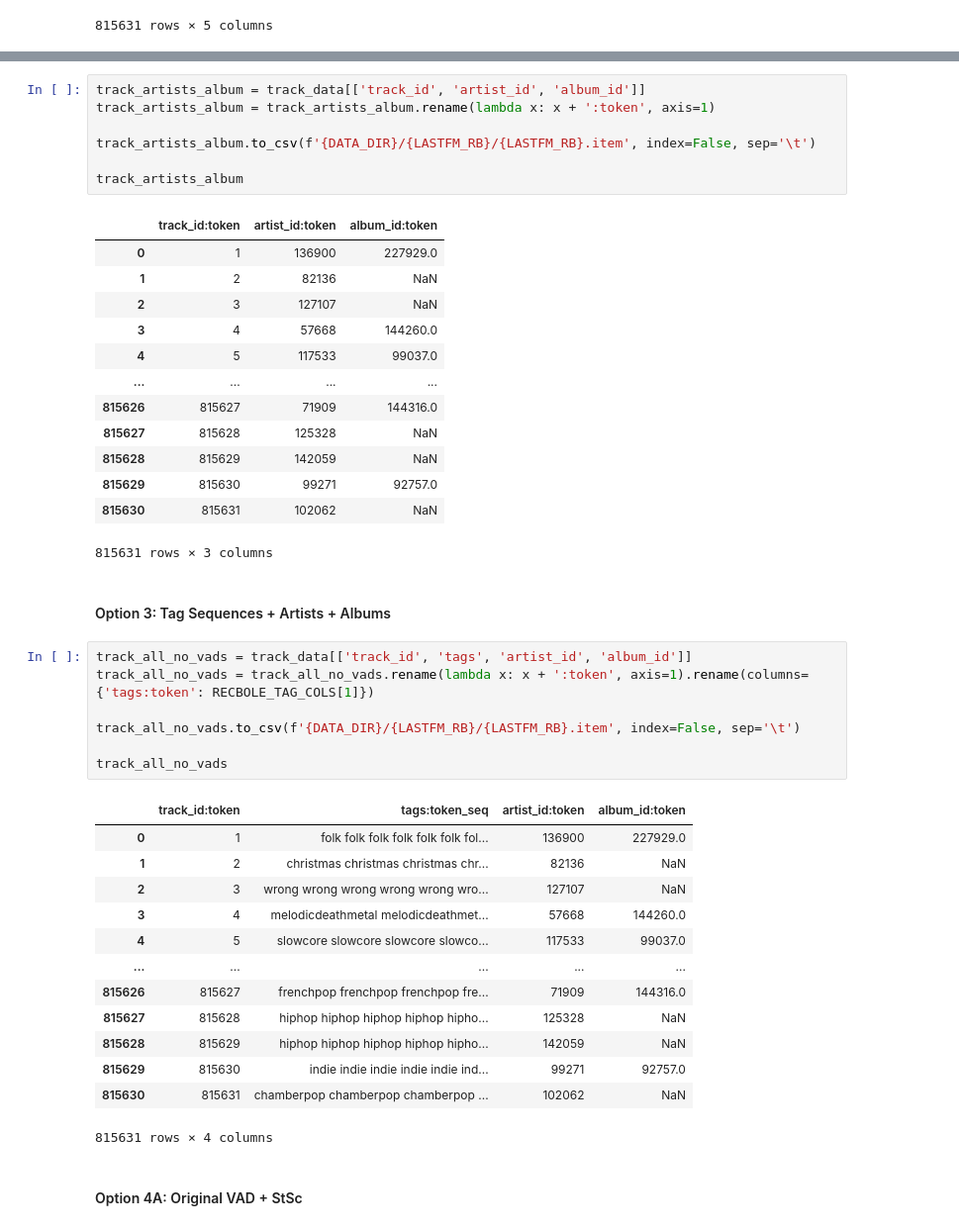
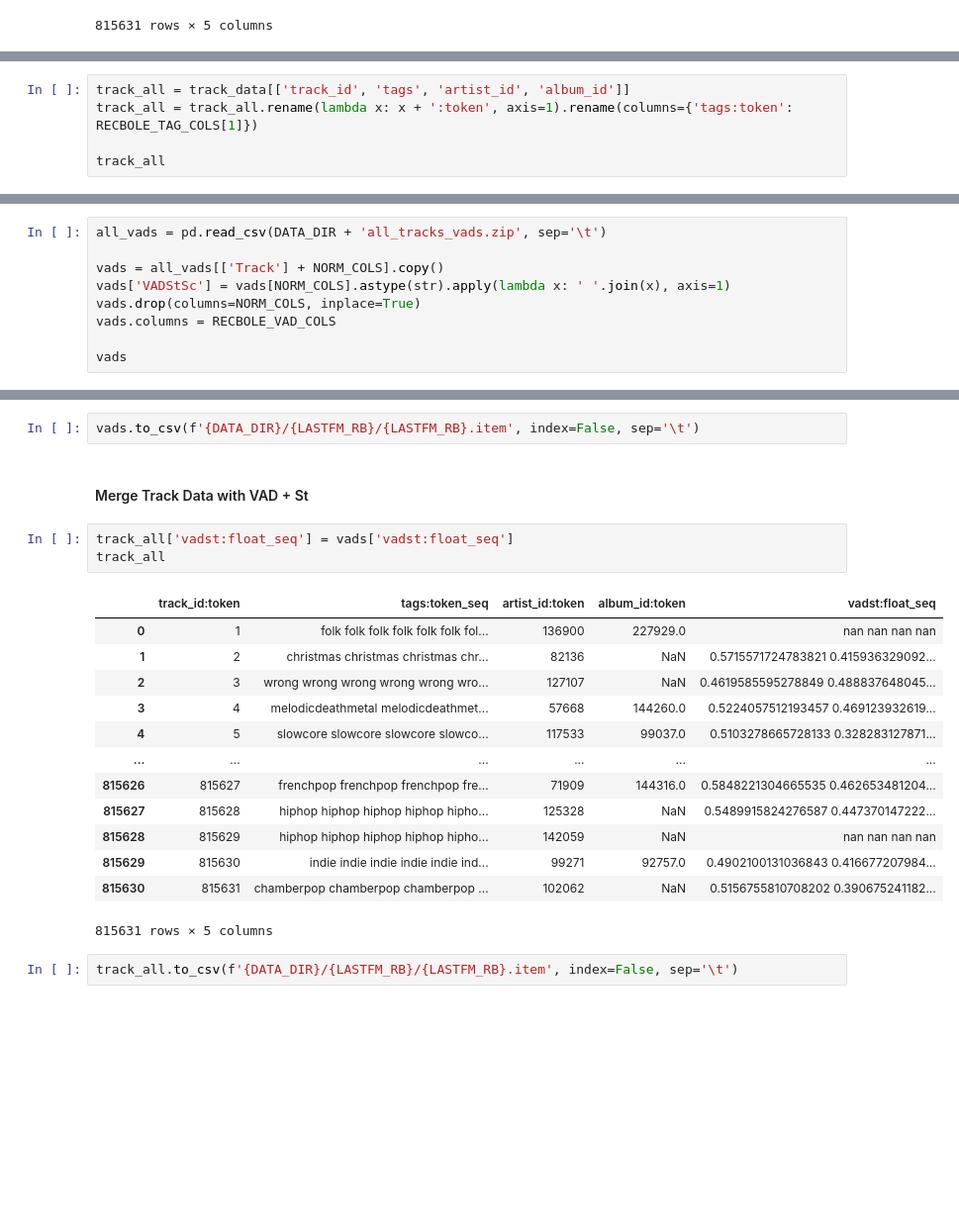
Before and after one commit to Acervans/lastfm_RS, a Jupyter notebook: lastfm_RS/backend/research/recbole_research/recbole_research.ipynb, the cells around one changed output, grey strips where cells are left out. Shown at 99% size. Saved outputs shown, nothing was run; the diff lists cells and outputs as text; blank space fills up the shorter version.

Commit message:
Expand Recbole dataset generation (select cols in config)

```diff
--- a/lastfm_RS/backend/research/recbole_research/recbole_research.ipynb
+++ b/lastfm_RS/backend/research/recbole_research/recbole_research.ipynb
@@ -88,0 +91,5 @@ track_data
+# %%
+track_all = track_data[['track_id', 'tags', 'artist_id', 'album_id']]
+track_all = track_all.rename(lambda x: x + ':token', axis=1).rename(columns={'tags:token': RECBOLE_TAG_COLS[1]})
+
+track_all
@@ -138,0 +143,9 @@ Only albums would not improve because of lack of data and sparsity
+# %%
+all_vads = pd.read_csv(DATA_DIR + 'all_tracks_vads.zip', sep='\t')
+
+vads = all_vads[['Track'] + NORM_COLS].copy()
+vads['VADStSc'] = vads[NORM_COLS].astype(str).apply(lambda x: ' '.join(x), axis=1)
+vads.drop(columns=NORM_COLS, inplace=True)
+vads.columns = RECBOLE_VAD_COLS
+
+vads
@@ -139,46 +166,23 @@ Only albums would not improve because of lack of data and sparsity
 # %%
-track_artists_album = track_data[['track_id', 'artist_id', 'album_id']]
-track_artists_album = track_artists_album.rename(lambda x: x + ':token', axis=1)
-
-track_artists_album.to_csv(f'{DATA_DIR}/{LASTFM_RB}/{LASTFM_RB}.item', index=False, sep='\t')
-
-track_artists_album
+vads.to_csv(f'{DATA_DIR}/{LASTFM_RB}/{LASTFM_RB}.item', index=False, sep='\t')
-# %% [output]
-|  | track_id:token | artist_id:token | album_id:token |
-| 0 | 1 | 136900 | 227929.0 |
-| 1 | 2 | 82136 | NaN |
-| 2 | 3 | 127107 | NaN |
-| 3 | 4 | 57668 | 144260.0 |
-| 4 | 5 | 117533 | 99037.0 |
-| ... | ... | ... | ... |
-| 815626 | 815627 | 71909 | 144316.0 |
-| 815627 | 815628 | 125328 | NaN |
-| 815628 | 815629 | 142059 | NaN |
-| 815629 | 815630 | 99271 | 92757.0 |
-| 815630 | 815631 | 102062 | NaN |
-815631 rows × 3 columns
-# %% [markdown]
-#### Option 3: Tag Sequences + Artists + Albums
+# %% [markdown]
+#### Merge Track Data with VAD + St
+# %%
+track_all['vadst:float_seq'] = vads['vadst:float_seq']
+track_all
+# %% [output]
+|  | track_id:token | tags:token_seq | artist_id:token | album_id:token | vadst:float_seq |
+| 0 | 1 | folk folk folk folk folk folk fol... | 136900 | 227929.0 | nan nan nan nan |
+| 1 | 2 | christmas christmas christmas chr... | 82136 | NaN | 0.5715571724783821 0.415936329092... |
+| 2 | 3 | wrong wrong wrong wrong wrong wro... | 127107 | NaN | 0.4619585595278849 0.488837648045... |
+| 3 | 4 | melodicdeathmetal melodicdeathmet... | 57668 | 144260.0 | 0.5224057512193457 0.469123932619... |
+| 4 | 5 | slowcore slowcore slowcore slowco... | 117533 | 99037.0 | 0.5103278665728133 0.328283127871... |
+| ... | ... | ... | ... | ... | ... |
+| 815626 | 815627 | frenchpop frenchpop frenchpop fre... | 71909 | 144316.0 | 0.5848221304665535 0.462653481204... |
+| 815627 | 815628 | hiphop hiphop hiphop hiphop hipho... | 125328 | NaN | 0.5489915824276587 0.447370147222... |
+| 815628 | 815629 | hiphop hiphop hiphop hiphop hipho... | 142059 | NaN | nan nan nan nan |
+| 815629 | 815630 | indie indie indie indie indie ind... | 99271 | 92757.0 | 0.4902100131036843 0.416677207984... |
+| 815630 | 815631 | chamberpop chamberpop chamberpop ... | 102062 | NaN | 0.5156755810708202 0.390675241182... |
+815631 rows × 5 columns
 # %%
-track_all_no_vads = track_data[['track_id', 'tags', 'artist_id', 'album_id']]
-track_all_no_vads = track_all_no_vads.rename(lambda x: x + ':token', axis=1).rename(columns={'tags:token': RECBOLE_TAG_COLS[1]})
-
-track_all_no_vads.to_csv(f'{DATA_DIR}/{LASTFM_RB}/{LASTFM_RB}.item', index=False, sep='\t')
-
-track_all_no_vads
+track_all.to_csv(f'{DATA_DIR}/{LASTFM_RB}/{LASTFM_RB}.item', index=False, sep='\t')
-# %% [output]
-|  | track_id:token | tags:token_seq | artist_id:token | album_id:token |
-| 0 | 1 | folk folk folk folk folk folk fol... | 136900 | 227929.0 |
-| 1 | 2 | christmas christmas christmas chr... | 82136 | NaN |
-| 2 | 3 | wrong wrong wrong wrong wrong wro... | 127107 | NaN |
-| 3 | 4 | melodicdeathmetal melodicdeathmet... | 57668 | 144260.0 |
-| 4 | 5 | slowcore slowcore slowcore slowco... | 117533 | 99037.0 |
-| ... | ... | ... | ... | ... |
-| 815626 | 815627 | frenchpop frenchpop frenchpop fre... | 71909 | 144316.0 |
-| 815627 | 815628 | hiphop hiphop hiphop hiphop hipho... | 125328 | NaN |
-| 815628 | 815629 | hiphop hiphop hiphop hiphop hipho... | 142059 | NaN |
-| 815629 | 815630 | indie indie indie indie indie ind... | 99271 | 92757.0 |
-| 815630 | 815631 | chamberpop chamberpop chamberpop ... | 102062 | NaN |
-815631 rows × 4 columns
-# %% [markdown]
-#### Option 4A: Original VAD + StSc
```
Also changed, not shown: parts of 26 cells of this notebook, 2 other files.
